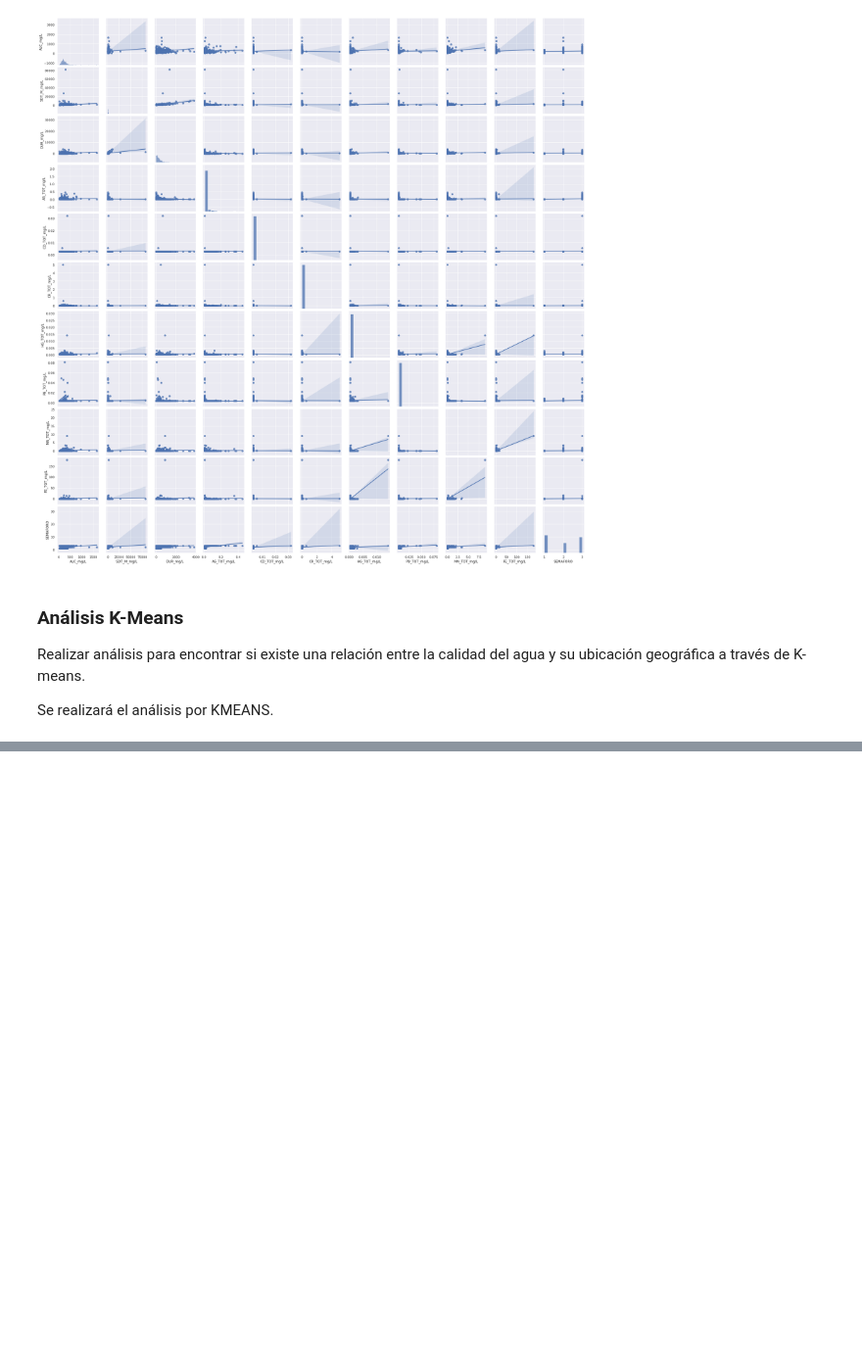
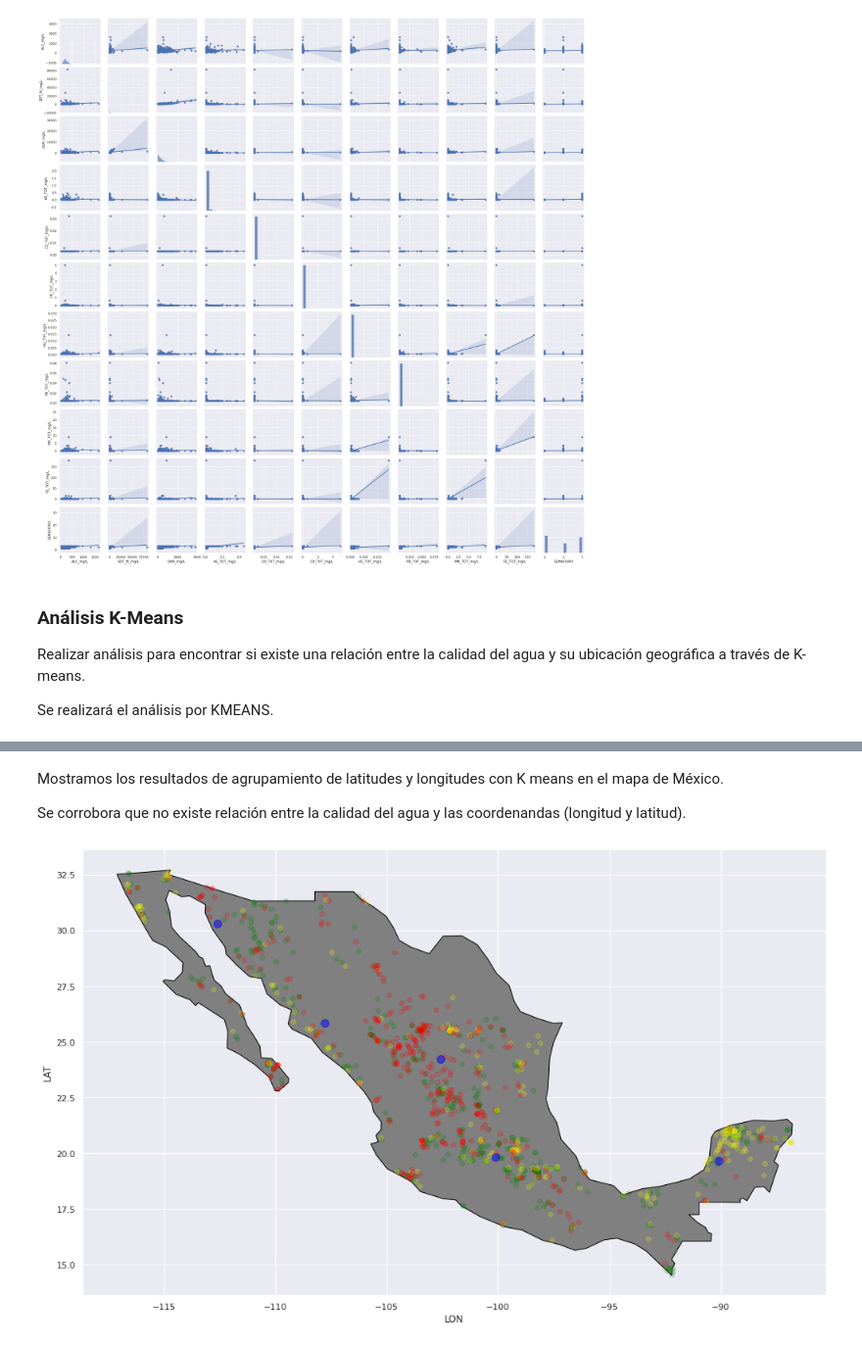
Before and after one commit to PosgradoMNA/actividades-del-projecto-equipo70, a Jupyter notebook: RetoFinal/Entrega1/Reto_Entrega1_Limpieza_análisis_visualización_kmeans.ipynb, the cells around one changed output, grey strips where cells are left out. Shown at 98% size. Saved outputs shown, nothing was run; the diff lists cells and outputs as text; code cells hidden in the pictures; blank space fills up the shorter version.

```diff
--- a/RetoFinal/Entrega1/Reto_Entrega1_Limpieza_análisis_visualización_kmeans.ipynb
+++ b/RetoFinal/Entrega1/Reto_Entrega1_Limpieza_análisis_visualización_kmeans.ipynb
@@ -912,0 +759,23 @@ plt.show()
+# %% [markdown]
+Mostramos los resultados de agrupamiento de latitudes y longitudes con K means en el mapa de México.
+
+Se corrobora que no existe relación entre la calidad del agua y las coordenandas (longitud y latitud).
+# %%
+#Se ocupan los clusters de la sección anterior, el total son 5.
+world = gpd.read_file(gpd.datasets.get_path("naturalearth_lowres"))
+world = world.set_index("iso_a3")
+fig, gax = plt.subplots(figsize=(17,17))
+world.query("name == 'Mexico'").plot(ax = gax, edgecolor='black', color='gray')
+
+#Se grafica el semáforo de la calidad de agua, con el cluster, identificar si hay relación
+gdf.loc[gdf['SEMAFORO'] == 1].plot(ax=gax, color='green', alpha = 0.2)
+gdf.loc[gdf['SEMAFORO'] == 2].plot(ax=gax, color='yellow', alpha = 0.2)
+gdf.loc[gdf['SEMAFORO'] == 3].plot(ax=gax, color='red', alpha = 0.2)
+plt.scatter(centroids[:, 0], centroids[:, 1], c='blue', s=100, alpha=0.5)
+
+gax.set_xlabel('LON')
+gax.set_ylabel('LAT')
+
+plt.show()
+# %% [output]
+[figure, added]
```
Also changed, not shown: parts of 22 cells of this notebook.
